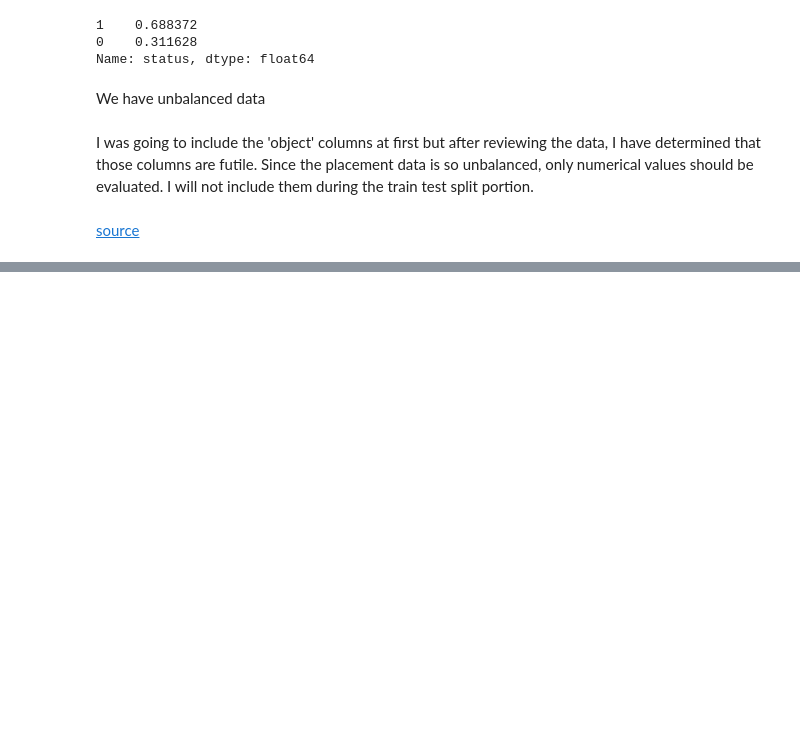
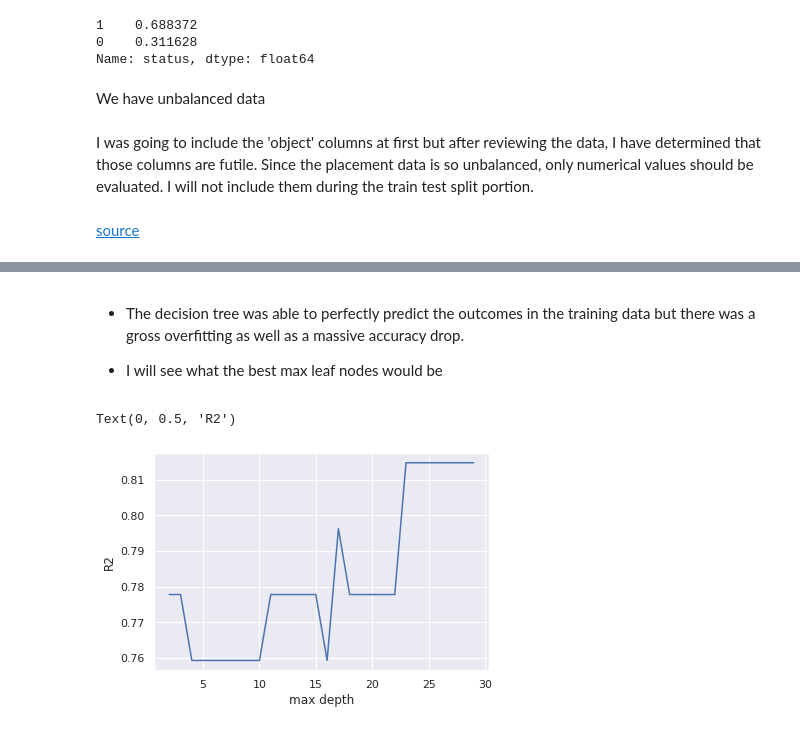
Before and after one commit to jkwakyi/Student-Predictions, a Jupyter notebook: Student_Placement_Predictor.ipynb, the cells around one changed output, grey strips where cells are left out. Cells and saved outputs as stored; diff of their text form; code cells hidden in the pictures; blank space fills up the shorter version.

```diff
--- a/Student_Placement_Predictor.ipynb
+++ b/Student_Placement_Predictor.ipynb
@@ -223,0 +481,15 @@ I was going to include the 'object' columns at first but after reviewing the dat
+# %%
+# instantiate decision tree model
+dec_tree = DecisionTreeClassifier(random_state = 42)
+
+# fit decision tree
+dec_tree.fit(X_train, y_train)
+
+# print results
+print('Decision Tree R^2 Scores')
+print('\n')
+print('Training Data:')
+print(dec_tree.score(X_train, y_train))
+print('\n')
+print('Testing Data:')
+print(dec_tree.score(X_test, y_test))
@@ -223,0 +506,25 @@ I was going to include the 'object' columns at first but after reviewing the dat
+# %% [markdown]
+* The decision tree was able to perfectly predict the outcomes in the training data but there was a gross overfitting as well as a massive accuracy drop.
+
+* I will see what the best max leaf nodes would be
+# %%
+# find optimal depth
+forest = list(range(2, 30))
+
+r2 = []
+
+# create a function to cycle through the depths
+for leaves in forest:
+  dec_tree = DecisionTreeClassifier(max_leaf_nodes = leaves, random_state = 42,
+                                    class_weight = 'balanced')
+  dec_tree.fit(X_train, y_train)
+  score = dec_tree.score(X_test, y_test)
+  r2.append(score)
+
+#visualize optimal depth with the highest r2
+plt.plot(forest, r2)
+plt.xlabel('max depth')
+plt.ylabel('R2')
+# %% [output]
+Text(0, 0.5, 'R2')
+[figure, added]
```
Also changed, not shown: parts of 35 cells of this notebook.
